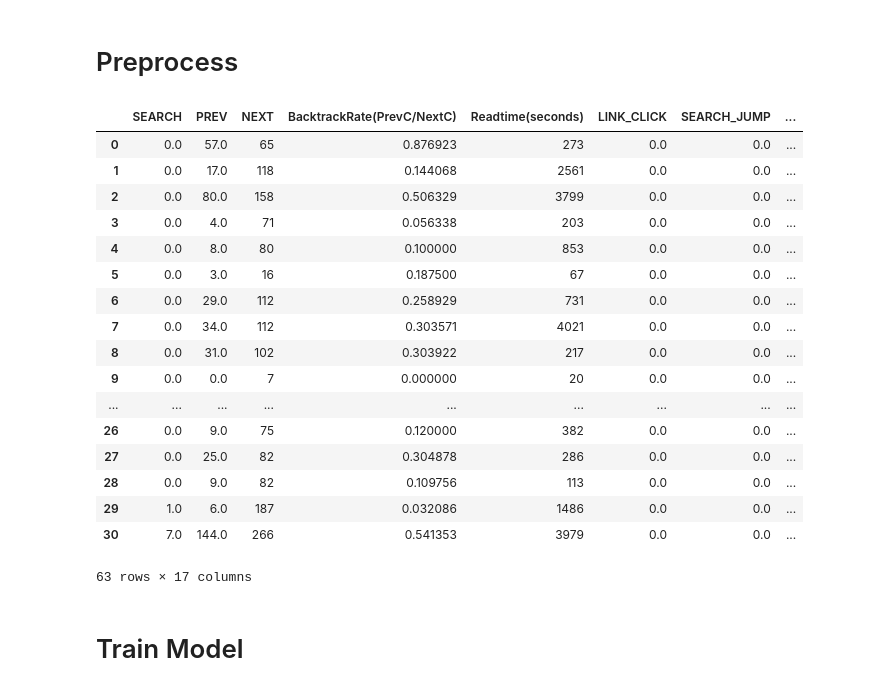
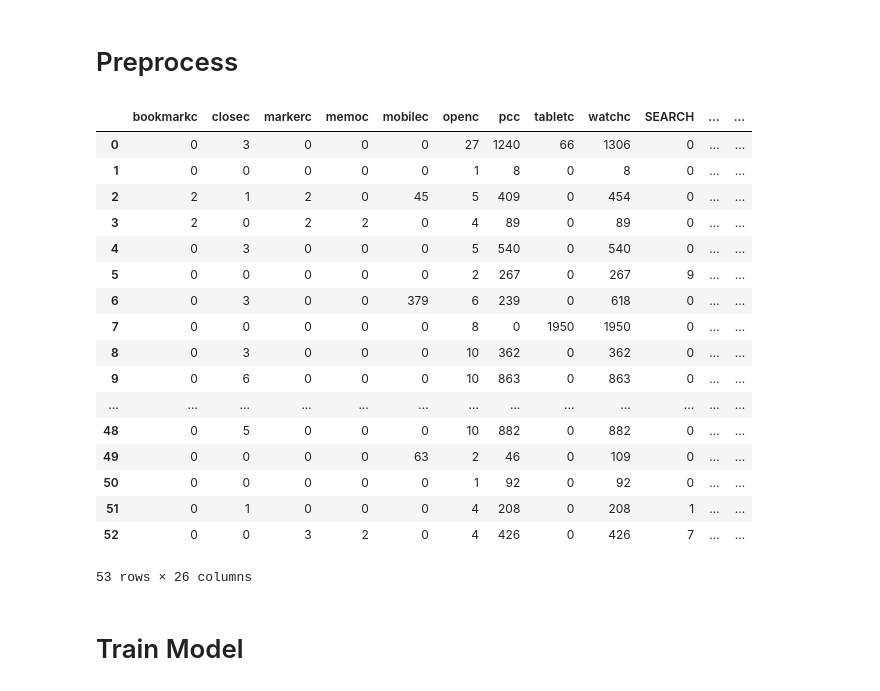
Before and after one commit to owen198/kyoto_ebook, a Jupyter notebook: XGBoost.ipynb, the cells around one changed output. Drawn from its saved outputs; the diff is of its cells as text; code cells hidden in the pictures.

```diff
--- a/XGBoost.ipynb
+++ b/XGBoost.ipynb
@@ -99,7 +99,7 @@ set(kyoto_x_p) - set(kyoto_x_all)
 set()
 # %%
 kyoto_1 = kyoto_x_all
-kyoto_1 = kyoto_x_p
+#kyoto_1 = kyoto_x_p
 #kyoto_1 = pd.concat([kyoto_x_all, kyoto_x_p])
 kyoto_1.fillna(0.0, inplace=True)
 kyoto_1 = kyoto_1.drop(['userid'], axis=1)
@@ -112,35 +112,35 @@ kyoto_1 = kyoto_1.drop([list(kyoto_1)[14]], axis=1)
 # %%
 
 outlier = 3
-kyoto_1 = kyoto_1[np.abs(kyoto_1.pcc-kyoto_1.pcc.mean()) <= (outlier * kyoto_1.pcc.std())]
-kyoto_1 = kyoto_1[np.abs(kyoto_1.tabletc-kyoto_1.tabletc.mean()) <= (outlier * kyoto_1.tabletc.std())]
+#kyoto_1 = kyoto_1[np.abs(kyoto_1.pcc-kyoto_1.pcc.mean()) <= (outlier * kyoto_1.pcc.std())]
+#kyoto_1 = kyoto_1[np.abs(kyoto_1.tabletc-kyoto_1.tabletc.mean()) <= (outlier * kyoto_1.tabletc.std())]
 #kyoto_1 = kyoto_1 * 10
 #kyoto_1 = np.log(kyoto_1)
 #kyoto_1.fillna(0.0, inplace=True)
 #kyoto_1 = (kyoto_1 - kyoto_1.mean()) / (kyoto_1.max() - kyoto_1.min()) * 10
 #kyoto_1.fillna(0.0, inplace=True)
 
 kyoto_1
 #kyoto_1.plot.box(sym='r+')
 # %% [output]
-|  | SEARCH | PREV | NEXT | BacktrackRate(PrevC/NextC) | Readtime(seconds) | LINK_CLICK | SEARCH_JUMP | ... |
-| 0 | 0.0 | 57.0 | 65 | 0.876923 | 273 | 0.0 | 0.0 | ... |
-| 1 | 0.0 | 17.0 | 118 | 0.144068 | 2561 | 0.0 | 0.0 | ... |
-| 2 | 0.0 | 80.0 | 158 | 0.506329 | 3799 | 0.0 | 0.0 | ... |
-| 3 | 0.0 | 4.0 | 71 | 0.056338 | 203 | 0.0 | 0.0 | ... |
-| 4 | 0.0 | 8.0 | 80 | 0.100000 | 853 | 0.0 | 0.0 | ... |
-| 5 | 0.0 | 3.0 | 16 | 0.187500 | 67 | 0.0 | 0.0 | ... |
-| 6 | 0.0 | 29.0 | 112 | 0.258929 | 731 | 0.0 | 0.0 | ... |
-| 7 | 0.0 | 34.0 | 112 | 0.303571 | 4021 | 0.0 | 0.0 | ... |
-| 8 | 0.0 | 31.0 | 102 | 0.303922 | 217 | 0.0 | 0.0 | ... |
-| 9 | 0.0 | 0.0 | 7 | 0.000000 | 20 | 0.0 | 0.0 | ... |
-| ... | ... | ... | ... | ... | ... | ... | ... | ... |
-| 26 | 0.0 | 9.0 | 75 | 0.120000 | 382 | 0.0 | 0.0 | ... |
-| 27 | 0.0 | 25.0 | 82 | 0.304878 | 286 | 0.0 | 0.0 | ... |
-| 28 | 0.0 | 9.0 | 82 | 0.109756 | 113 | 0.0 | 0.0 | ... |
-| 29 | 1.0 | 6.0 | 187 | 0.032086 | 1486 | 0.0 | 0.0 | ... |
-| 30 | 7.0 | 144.0 | 266 | 0.541353 | 3979 | 0.0 | 0.0 | ... |
+|  | bookmarkc | closec | markerc | memoc | mobilec | openc | pcc | tabletc | watchc | SEARCH | ... | ... |
+| 0 | 0 | 3 | 0 | 0 | 0 | 27 | 1240 | 66 | 1306 | 0 | ... | ... |
+| 1 | 0 | 0 | 0 | 0 | 0 | 1 | 8 | 0 | 8 | 0 | ... | ... |
+| 2 | 2 | 1 | 2 | 0 | 45 | 5 | 409 | 0 | 454 | 0 | ... | ... |
+| 3 | 2 | 0 | 2 | 2 | 0 | 4 | 89 | 0 | 89 | 0 | ... | ... |
+| 4 | 0 | 3 | 0 | 0 | 0 | 5 | 540 | 0 | 540 | 0 | ... | ... |
+| 5 | 0 | 0 | 0 | 0 | 0 | 2 | 267 | 0 | 267 | 9 | ... | ... |
+| 6 | 0 | 3 | 0 | 0 | 379 | 6 | 239 | 0 | 618 | 0 | ... | ... |
+| 7 | 0 | 0 | 0 | 0 | 0 | 8 | 0 | 1950 | 1950 | 0 | ... | ... |
+| 8 | 0 | 3 | 0 | 0 | 0 | 10 | 362 | 0 | 362 | 0 | ... | ... |
+| 9 | 0 | 6 | 0 | 0 | 0 | 10 | 863 | 0 | 863 | 0 | ... | ... |
+| ... | ... | ... | ... | ... | ... | ... | ... | ... | ... | ... | ... | ... |
+| 48 | 0 | 5 | 0 | 0 | 0 | 10 | 882 | 0 | 882 | 0 | ... | ... |
+| 49 | 0 | 0 | 0 | 0 | 63 | 2 | 46 | 0 | 109 | 0 | ... | ... |
+| 50 | 0 | 0 | 0 | 0 | 0 | 1 | 92 | 0 | 92 | 0 | ... | ... |
+| 51 | 0 | 1 | 0 | 0 | 0 | 4 | 208 | 0 | 208 | 1 | ... | ... |
+| 52 | 0 | 0 | 3 | 2 | 0 | 4 | 426 | 0 | 426 | 7 | ... | ... |
-63 rows × 17 columns
+53 rows × 26 columns
 # %%
 
 kyoto_y = kyoto_1['score']
```
Also changed, not shown: parts of 4 cells of this notebook, 1 other file.
